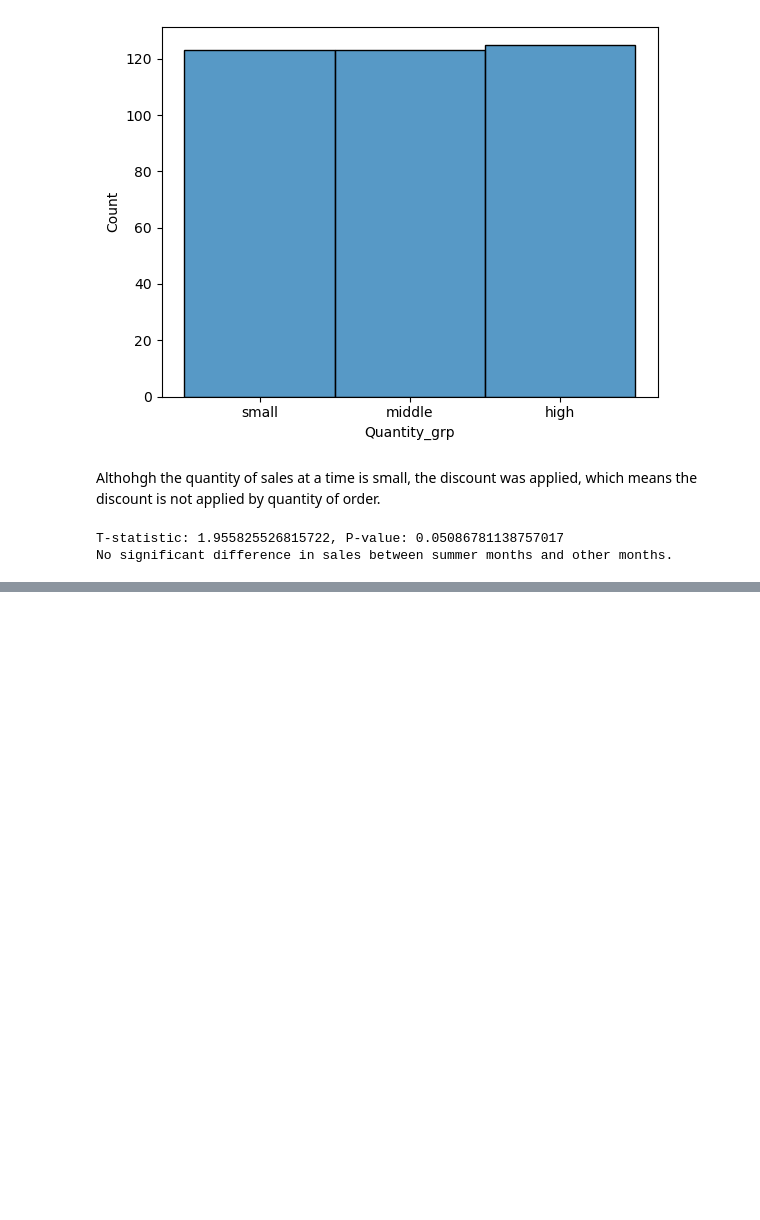
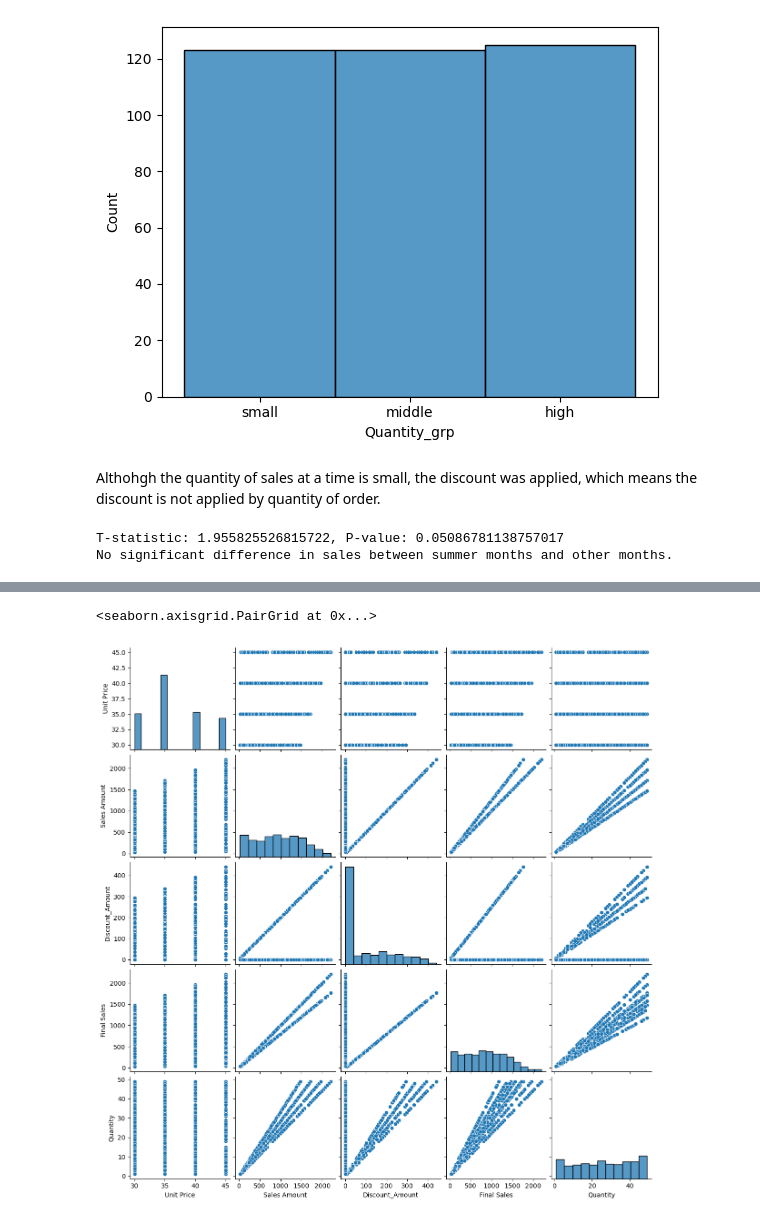
Before and after one commit to soonn22/CoffeeBeanSales, a Jupyter notebook: Analysis.ipynb, the cells around one changed output, grey strips where cells are left out. Cells and saved outputs as stored; diff of their text form; code cells hidden in the pictures; blank space fills up the shorter version.

```diff
--- a/Analysis.ipynb
+++ b/Analysis.ipynb
@@ -795,0 +875,5 @@ No significant difference in sales between summer months and other months.
+# %%
+sns.pairplot(df_model)
+# %% [output]
+<seaborn.axisgrid.PairGrid at 0x...>
+[figure, added]
```
Also changed, not shown: parts of 21 cells of this notebook, 9 other files.
